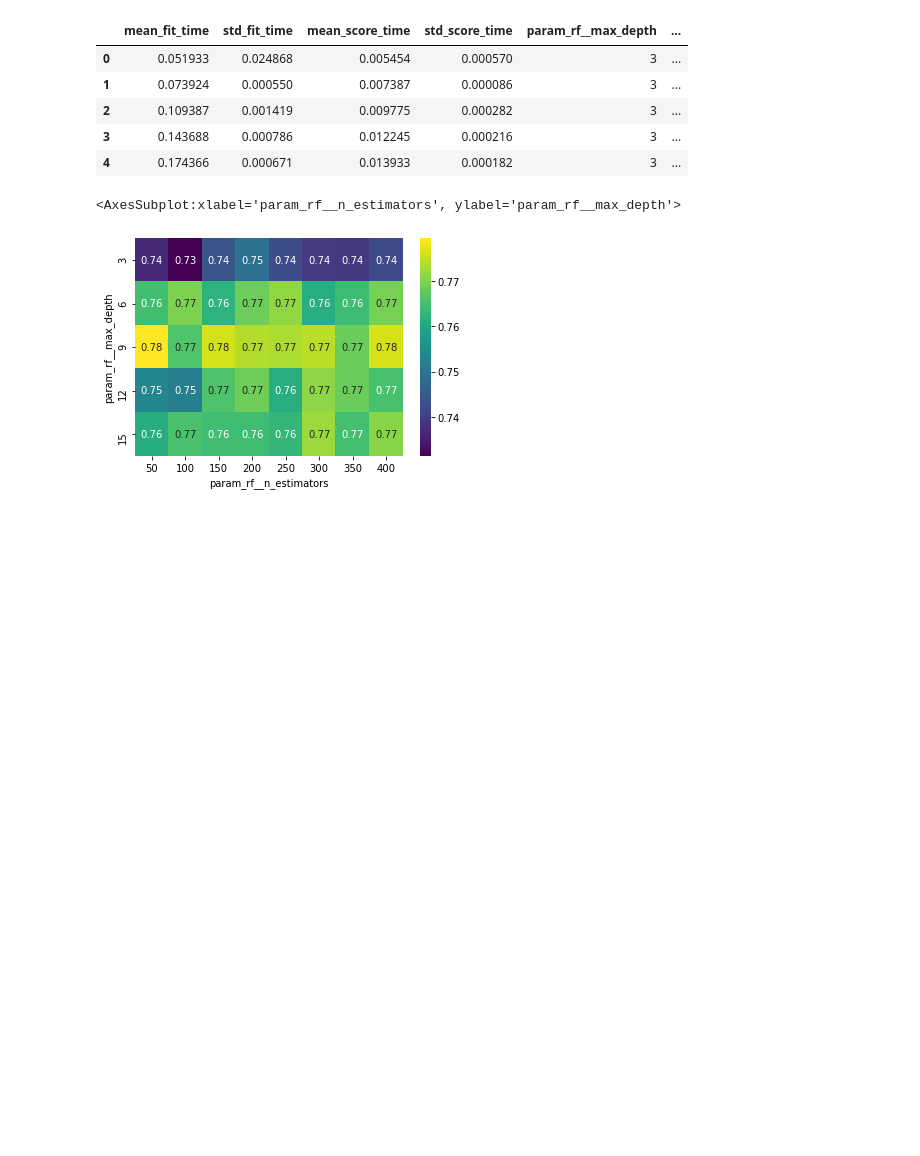
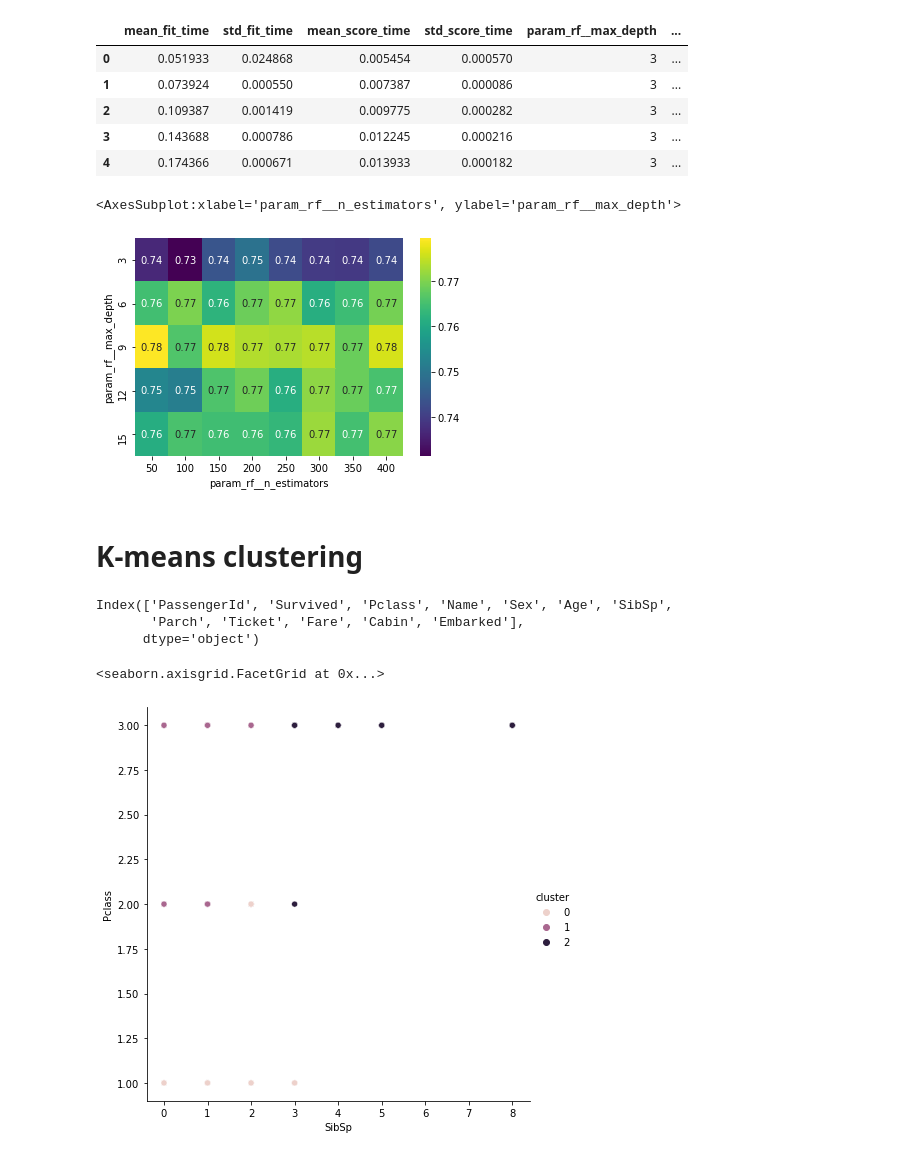
Before and after one commit to joshfuchs/DataScience_projects, a Jupyter notebook: titanic.ipynb, the cells around one changed output. Saved outputs shown, nothing was run; the diff lists cells and outputs as text; code cells hidden in the pictures; blank space fills up the shorter version.

Commit message:
kmeans exploration

```diff
--- a/titanic.ipynb
+++ b/titanic.ipynb
@@ -433,3 +434,25 @@ sns.heatmap(heatmap_data, annot = True, cmap='viridis')
 # %% [output]
 <AxesSubplot:xlabel='param_rf__n_estimators', ylabel='param_rf__max_depth'>
 [figure]
+# %% [markdown]
+# K-means clustering
+# %%
+train_df.columns
+# %% [output]
+Index(['PassengerId', 'Survived', 'Pclass', 'Name', 'Sex', 'Age', 'SibSp',
+       'Parch', 'Ticket', 'Fare', 'Cabin', 'Embarked'],
+      dtype='object')
+# %%
+features = ['Pclass', 'SibSp', 'Fare']
+
+# standardize
+df_scaled = train_df.loc[:, features]
+df_scaled = (df_scaled - df_scaled.mean(axis=0)) / df_scaled.std(axis=0)
+
+kmeans = KMeans(n_clusters = 3,n_init=10, random_state=0)
+train_df['cluster'] = kmeans.fit_predict(df_scaled)
+# %%
+sns.relplot(x='SibSp', y = 'Pclass', hue='cluster', data=train_df, height = 6)
+# %% [output]
+<seaborn.axisgrid.FacetGrid at 0x...>
+[figure, added]
```
Also changed, not shown: parts of 2 cells of this notebook.
